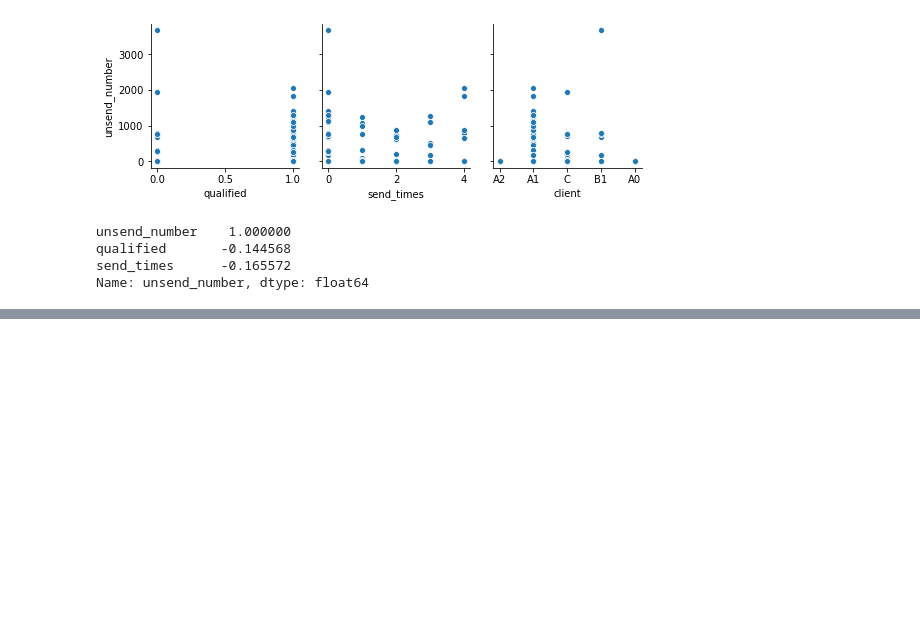
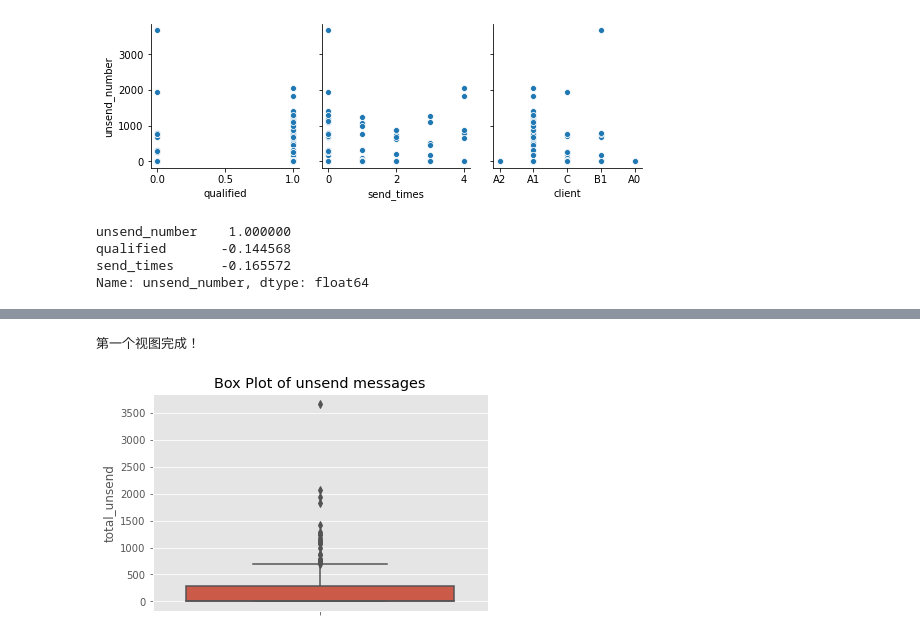
Before and after one commit to ShaoZC/Quantitative_Risk_Management_in_Python, a Jupyter notebook: reason_of_fail_to_send_message.ipynb, the cells around one changed output, grey strips where cells are left out. Saved outputs shown, nothing was run; the diff lists cells and outputs as text; code cells hidden in the pictures; blank space fills up the shorter version.

```diff
--- a/reason_of_fail_to_send_message.ipynb
+++ b/reason_of_fail_to_send_message.ipynb
@@ -79,0 +111,11 @@ seaborn.heatmap(corrDF,mask=mask,annot=True,square=True)
+# %%
+import seaborn as sns
+#添加第一个视图
+ax1 = fig.add_subplot(4,2,1)
+seaborn.boxplot(data = data,y = 'unsend_number')
+plt.title('Box Plot of unsend messages')
+plt.ylabel('total_unsend')
+print('第一个视图完成！')
+# %% [output]
+第一个视图完成！
+[figure, added]
```
Also changed, not shown: parts of 12 cells of this notebook.
